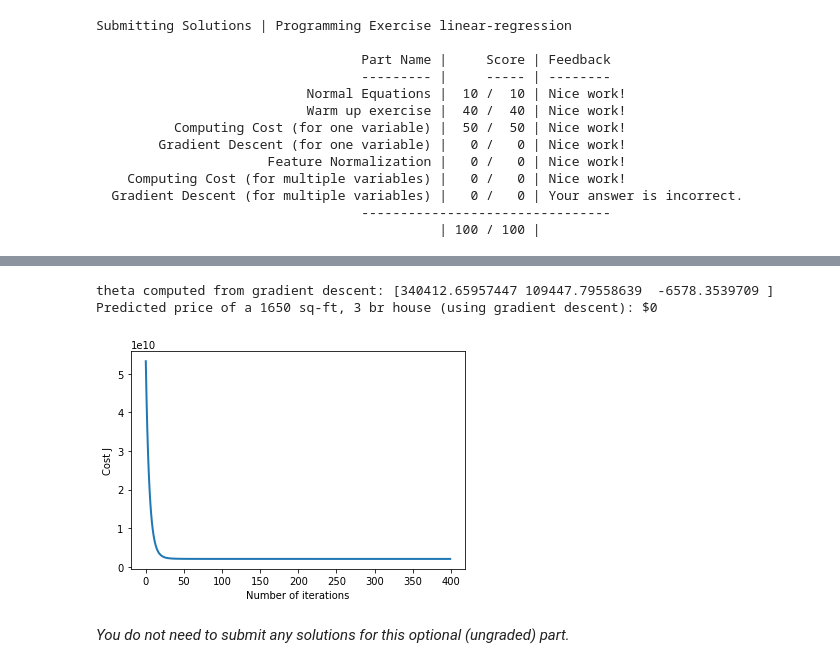
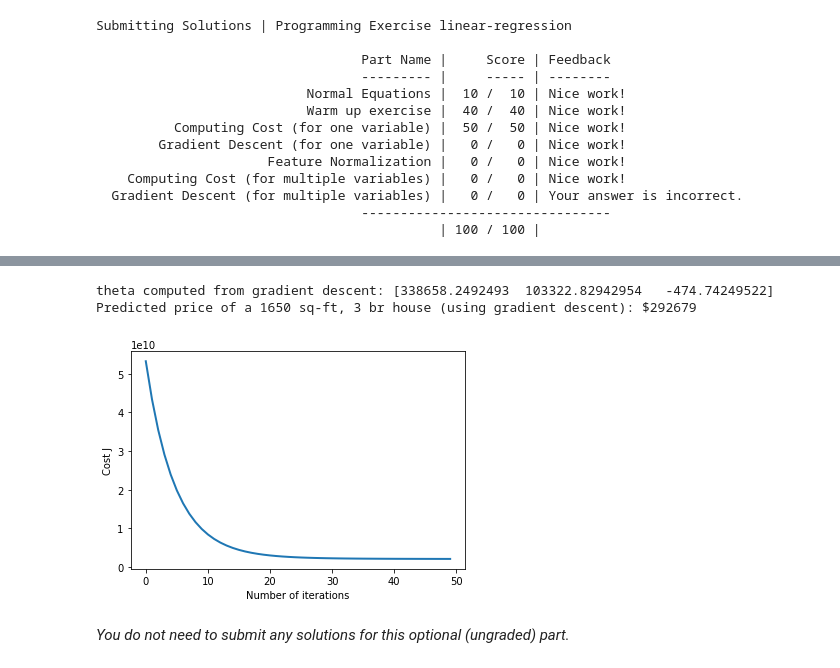
Before and after one commit to dom-lee/coursera-ml, a Jupyter notebook: Exercise1/exercise1.ipynb, the cells around one changed output, grey strips where cells are left out. Drawn from its saved outputs; the diff is of its cells as text; code cells hidden in the pictures.

Commit message:
Fix: price in multivariable regression

```diff
--- a/Exercise1/exercise1.ipynb
+++ b/Exercise1/exercise1.ipynb
@@ -922,38 +922,39 @@ of a 1650 sq-ft, 3 br house.
 
 Hint
 ----
 At prediction, make sure you do the same feature normalization.
 """
 # Choose some alpha value - change this
 alpha = 0.1
-num_iters = 400
+num_iters = 50
 
 # init theta and run gradient descent
 theta = np.zeros(3)
 theta, J_history = gradientDescentMulti(X, y, theta, alpha, num_iters)
 
 # Plot the convergence graph
 pyplot.plot(np.arange(len(J_history)), J_history, lw=2)
 pyplot.xlabel('Number of iterations')
 pyplot.ylabel('Cost J')
 
 # Display the gradient descent's result
 print('theta computed from gradient descent: {:s}'.format(str(theta)))
 
 # Estimate the price of a 1650 sq-ft, 3 br house
 # ======================= YOUR CODE HERE ===========================
 # Recall that the first column of X is all-ones.
 # Thus, it does not need to be normalized.
 
-price = 0   # You should change this
+x = np.array([1, (1650 - mu[0])/sigma[0], (3 - mu[1])/sigma[1]])
+price = np.dot(x, theta)
 
 # ===================================================================
 
 print('Predicted price of a 1650 sq-ft, 3 br house (using gradient descent): ${:.0f}'.format(price))
 # %% [output]
-theta computed from gradient descent: [340412.65957447 109447.79558639  -6578.3539709 ]
-Predicted price of a 1650 sq-ft, 3 br house (using gradient descent): $0
+theta computed from gradient descent: [338658.2492493  103322.82942954   -474.74249522]
+Predicted price of a 1650 sq-ft, 3 br house (using gradient descent): $292679
-[figure, old version]
+[figure, new version]
 # %% [markdown]
 *You do not need to submit any solutions for this optional (ungraded) part.*
 # %% [markdown]
```
Also changed, not shown: parts of 3 cells of this notebook.
